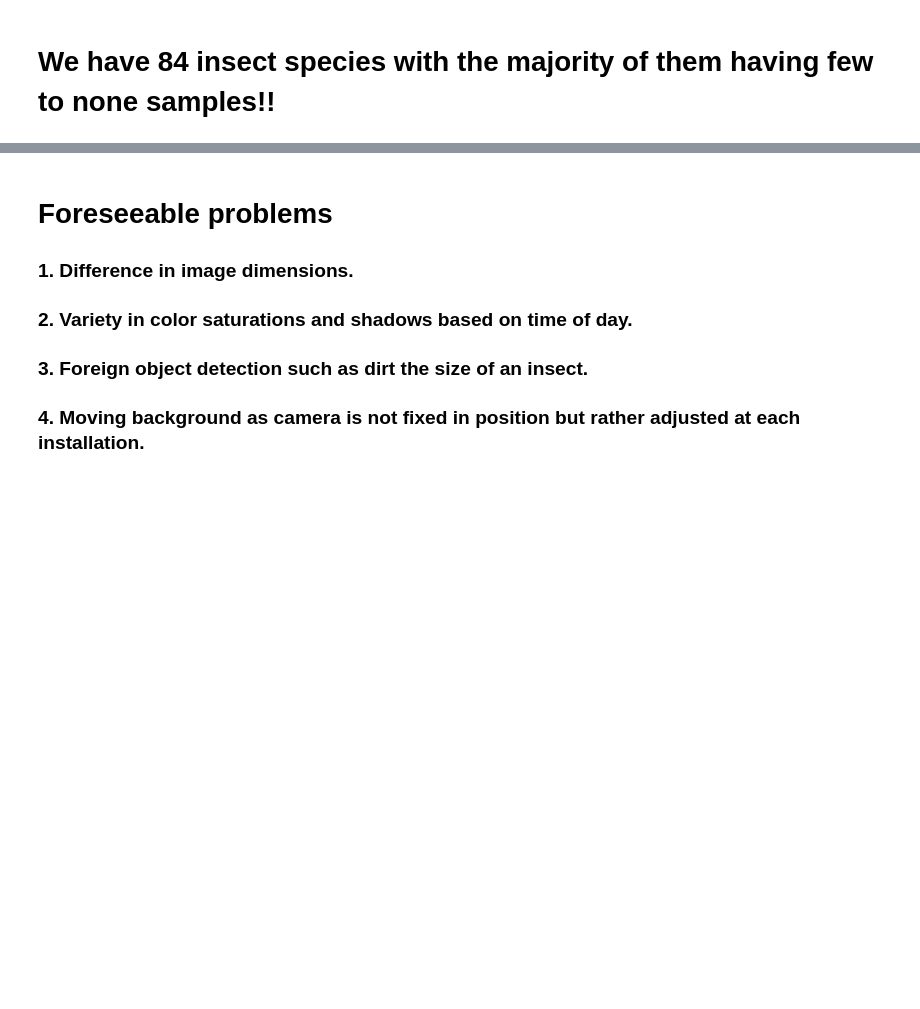
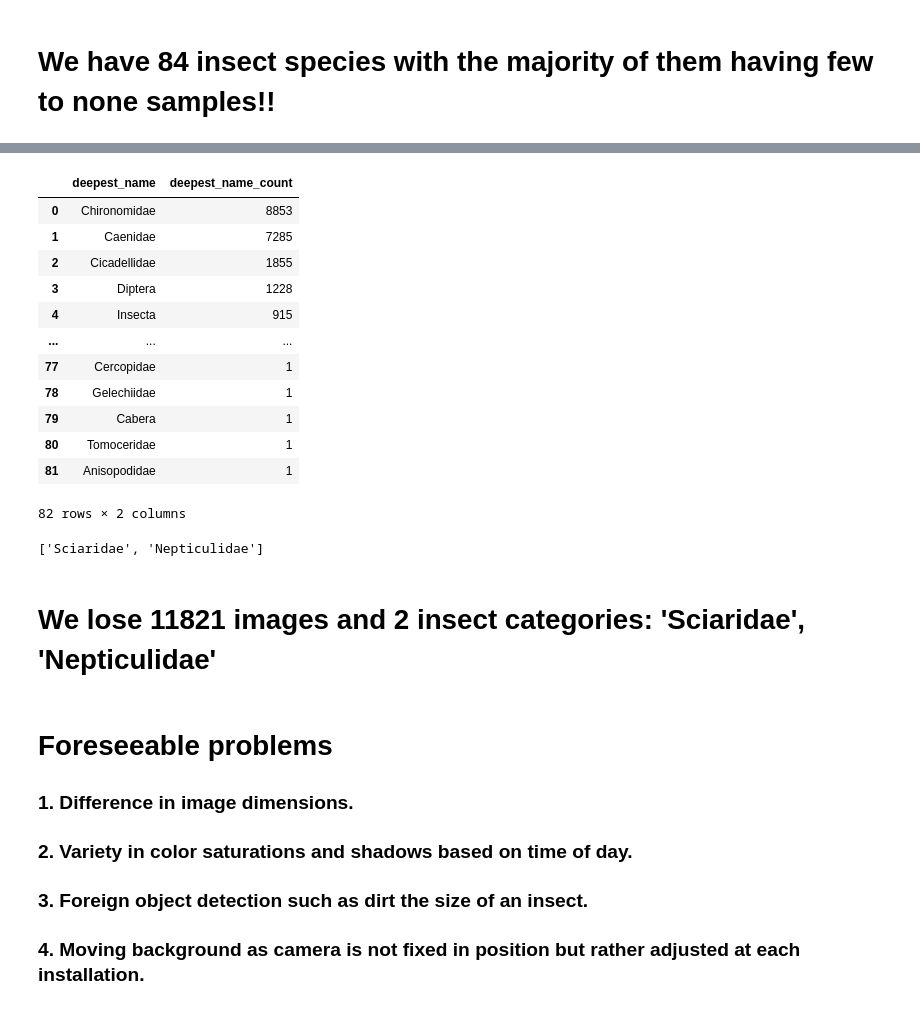
Before and after one commit to martintomov/RB-IBDM, a Jupyter notebook: EDA/eda.ipynb, the cells around one changed output, grey strips where cells are left out. Drawn from its saved outputs; the diff is of its cells as text; code cells hidden in the pictures; blank space fills up the shorter version.

```diff
--- a/EDA/eda.ipynb
+++ b/EDA/eda.ipynb
@@ -252,3 +312,27 @@ labels_df_clean
+# %%
+clean_df_clean = clean_data(clean_df.copy())
+clean_df_clean = clean_df_clean.reset_index().drop(columns='index')
+clean_df_clean
+# %% [output]
+|  | deepest_name | deepest_name_count |
+| 0 | Chironomidae | 8853 |
+| 1 | Caenidae | 7285 |
+| 2 | Cicadellidae | 1855 |
+| 3 | Diptera | 1228 |
+| 4 | Insecta | 915 |
+| ... | ... | ... |
+| 77 | Cercopidae | 1 |
+| 78 | Gelechiidae | 1 |
+| 79 | Cabera | 1 |
+| 80 | Tomoceridae | 1 |
+| 81 | Anisopodidae | 1 |
+82 rows × 2 columns
+# %%
+list(set(labels_df_clean['deepest_name']) - set(clean_df_clean['deepest_name']))
+# %% [output]
+['Sciaridae', 'Nepticulidae']
+# %% [markdown]
+# We lose 11821 images and 2 insect categories: 'Sciaridae', 'Nepticulidae'
 # %% [markdown]
 # Foreseeable problems
  ### 1. Difference in image dimensions.
```
Also changed, not shown: parts of 4 cells of this notebook.
